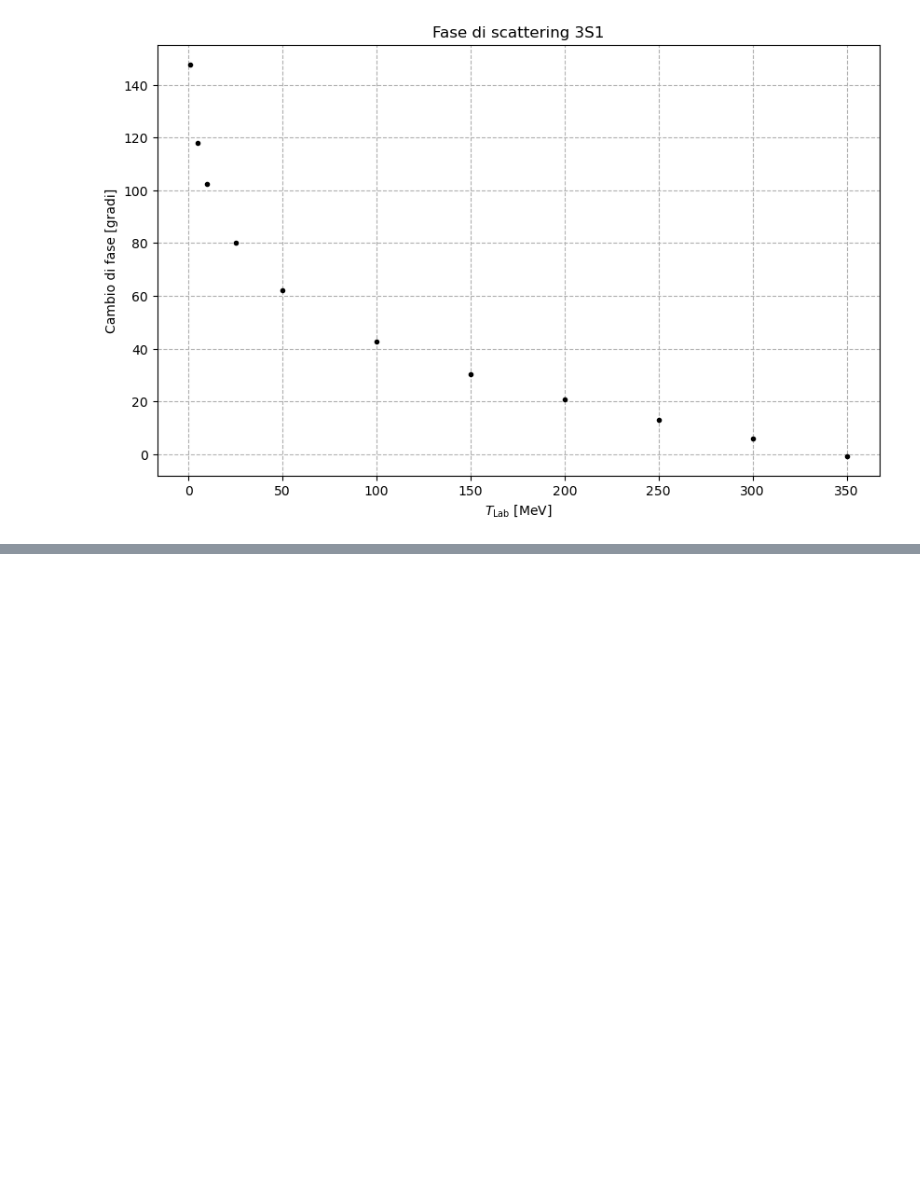
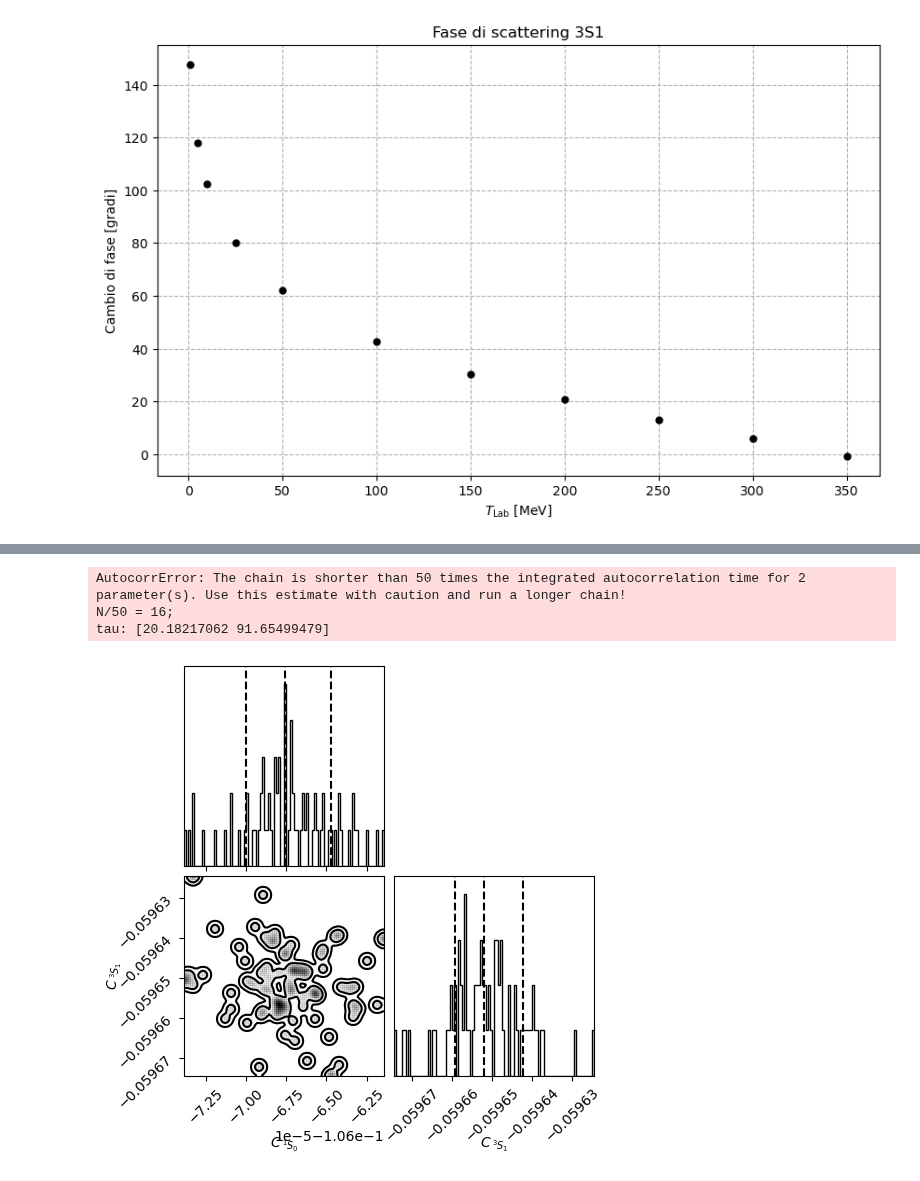
Before and after one commit to Lvetto/lmd_forza_nucleare, a Jupyter notebook: bayes.ipynb, the cells around one changed output, grey strips where cells are left out. Saved outputs shown, nothing was run; the diff lists cells and outputs as text; code cells hidden in the pictures; blank space fills up the shorter version.

```diff
--- a/bayes.ipynb
+++ b/bayes.ipynb
@@ -231 +185,41 @@ Valore ottenuto per C_3S1 in approssimazione LO: -0.059651      (valore nominale
+# %%
+tau = sampler.get_autocorr_time()
+# Questo metodo restituisce un array, contenente il tempo di autocorrelazione per ciascun parametro.
+# In particolare, per il caso LO, i tempi di autocorrelazione sono circa 20 e 90 step.
+# Per questo motivo, a ritroso, ci rendiamo conto che la catena per il caso LO dev'essere lunga ben 5000 step!
+print(f"\nTempo di autocorrelazione per C_1S0 in approssimazione LO: {tau[0]:.1f} step")
+print(f"Tempo di autocorrelazione per C_3S1 in approssimazione LO: {tau[1]:.1f} step\n")
+# %% [output]
+AutocorrError: The chain is shorter than 50 times the integrated autocorrelation time for 2 parameter(s). Use this estimate with caution and run a longer chain!
+N/50 = 16;
+tau: [20.18217062 91.65499479]
+# %%
+# Similarmente alla scelta della lunghezza, anche la scelta del discard iniziale è dettata dal tempo di autocorrelazione.
+# Tipicamente, si scartano l'equivalente dei primi 5 tempi di autocorrelazione (sempre scegliendo il più grande).
+# Quindi, sempre a ritroso, ci accorgiamo che è opportuno scartare i primi 500 step circa.
+# Seguendo entrambe le convenzioni su lunghezza e discard, il discard sarà quindi il primo 10% della catena.
+
+# Infine, per il thinning si sceglie l'arrotondamento di un singolo tempo di autocorrelazione, ma stavolta scegliendo il tempo più piccolo. In questo caso,
+# a ritroso il thinning sarà quindi 20 step. Il senso è che per tempi minori di così ci aspettiamo che ciacun walker sia ancora rimasto "fermo sul posto".
+# Quindi, con questo thinning, riduciamo la ridondanza dei dati senza perdita di informazione statistica.
+flat_samples = sampler.get_chain(discard=500, thin=20, flat=True)
+
+labels = [r"$C\,_{^1S_0}$", r"$C\,_{^3S_1}$"]
+figure = corner.corner(
+    flat_samples,
+    labels=labels,
+    show_titles=False, # Consideriamo il lasciarlo a False così da non dover litigare con la formattazione di corner
+    title_kwargs={"fontsize": 12},
+    title_fmt=".3f",
+    quantiles=[0.16, 0.5, 0.84],
+    plot_datapoints=True,
+    bins=100,
+    smooth=2.0,
+    levels=(0.68, 0.95)
+    #fill_contours=True,
+    #color="royalblue"
+)
+plt.show()
+# %% [output]
+[figure, new version]
 # %%
```
Also changed, not shown: parts of 21 cells of this notebook, 4 other files.
